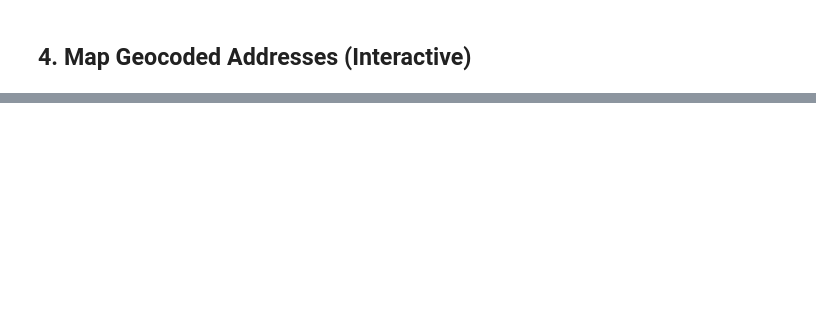
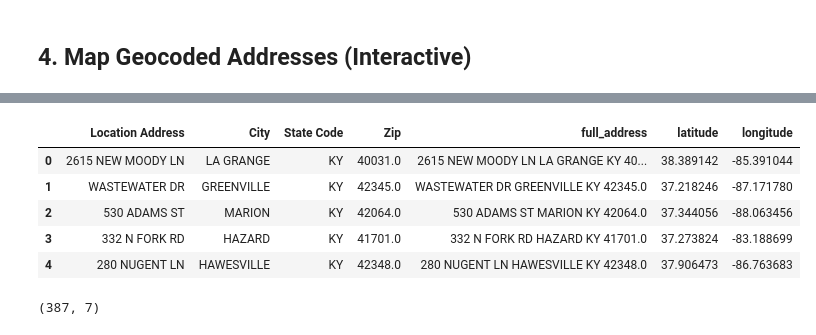
Before and after one commit to UK-IPOP/exploratory-analysis, a Jupyter notebook: notebooks/geocoding.ipynb, the cells around one changed output, grey strips where cells are left out. Saved outputs shown, nothing was run; the diff lists cells and outputs as text; code cells hidden in the pictures; blank space fills up the shorter version.

```diff
--- a/notebooks/geocoding.ipynb
+++ b/notebooks/geocoding.ipynb
@@ -132,0 +234,13 @@ Created in <span style='font-weight:600;margin-left:4px;'>Deepnote</span></a>
+# %%
+df.head()
+# %% [output]
+|  | Location Address | City | State Code | Zip | full_address | latitude | longitude |
+| 0 | 2615 NEW MOODY LN | LA GRANGE | KY | 40031.0 | 2615 NEW MOODY LN LA GRANGE KY 40... | 38.389142 | -85.391044 |
+| 1 | WASTEWATER DR | GREENVILLE | KY | 42345.0 | WASTEWATER DR GREENVILLE KY 42345.0 | 37.218246 | -87.171780 |
+| 2 | 530 ADAMS ST | MARION | KY | 42064.0 | 530 ADAMS ST MARION KY 42064.0 | 37.344056 | -88.063456 |
+| 3 | 332 N FORK RD | HAZARD | KY | 41701.0 | 332 N FORK RD HAZARD KY 41701.0 | 37.273824 | -83.188699 |
+| 4 | 280 NUGENT LN | HAWESVILLE | KY | 42348.0 | 280 NUGENT LN HAWESVILLE KY 42348.0 | 37.906473 | -86.763683 |
+# %%
+df.shape
+# %% [output]
+(387, 7)
```
Also changed, not shown: parts of 15 cells of this notebook, 4 other files.
